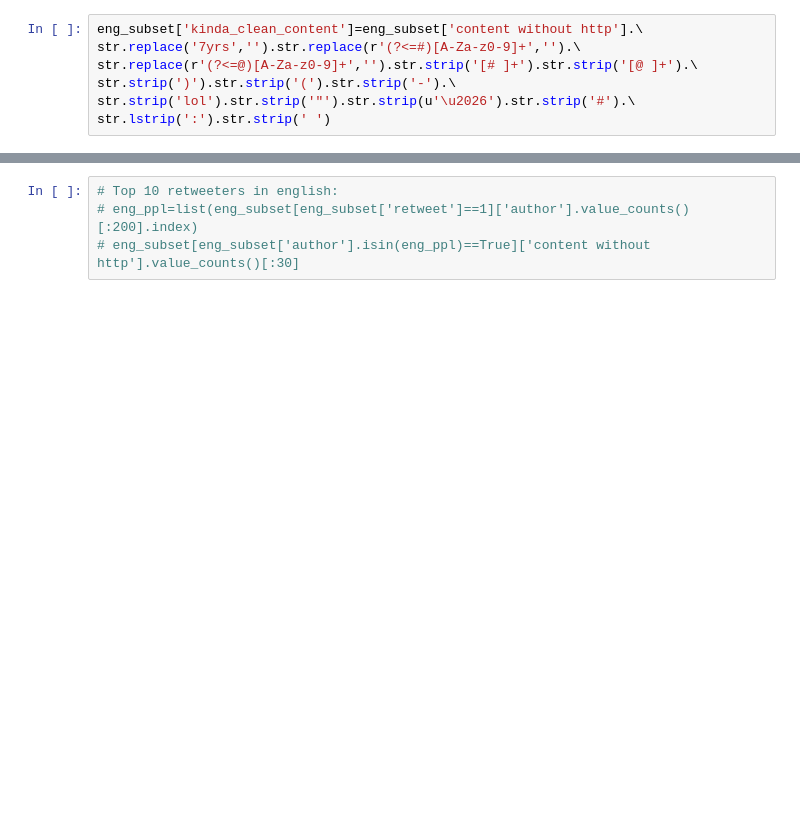
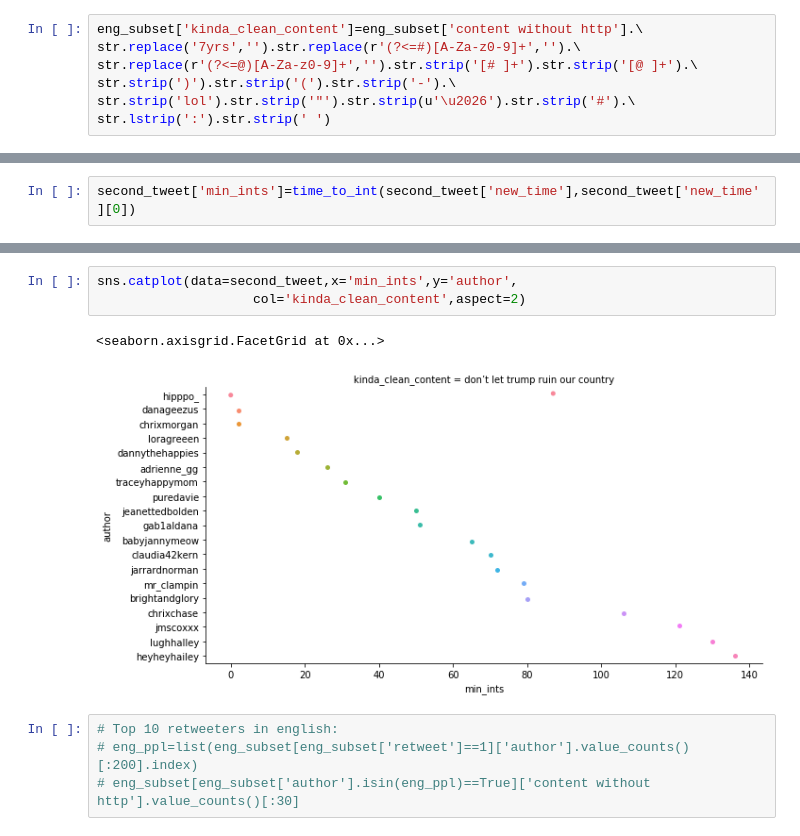
Before and after one commit to MrFuguDataScience/NLP, a Jupyter notebook: troll_tweets_03_NLP.ipynb, the cells around one changed output, grey strips where cells are left out. Cells and saved outputs as stored; diff of their text form; blank space fills up the shorter version.

```diff
--- a/troll_tweets_03_NLP.ipynb
+++ b/troll_tweets_03_NLP.ipynb
@@ -635,0 +776,2 @@ for i in eng_subset['kinda_clean_content']:
+# %%
+second_tweet['min_ints']=time_to_int(second_tweet['new_time'],second_tweet['new_time'][0])
@@ -636,3 +786,9 @@ for i in eng_subset['kinda_clean_content']:
+# %%
+sns.catplot(data=second_tweet,x='min_ints',y='author',
+                    col='kinda_clean_content',aspect=2)
+# %% [output]
+<seaborn.axisgrid.FacetGrid at 0x...>
+[figure, added]
 # %%
 # Top 10 retweeters in english:
 # eng_ppl=list(eng_subset[eng_subset['retweet']==1]['author'].value_counts()[:200].index)
```
Also changed, not shown: parts of 18 cells of this notebook.
